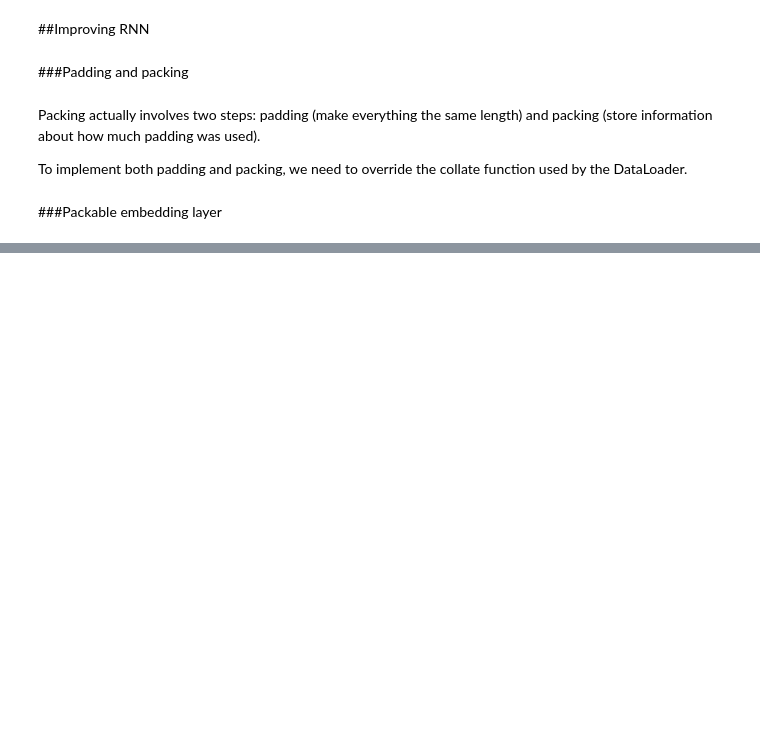
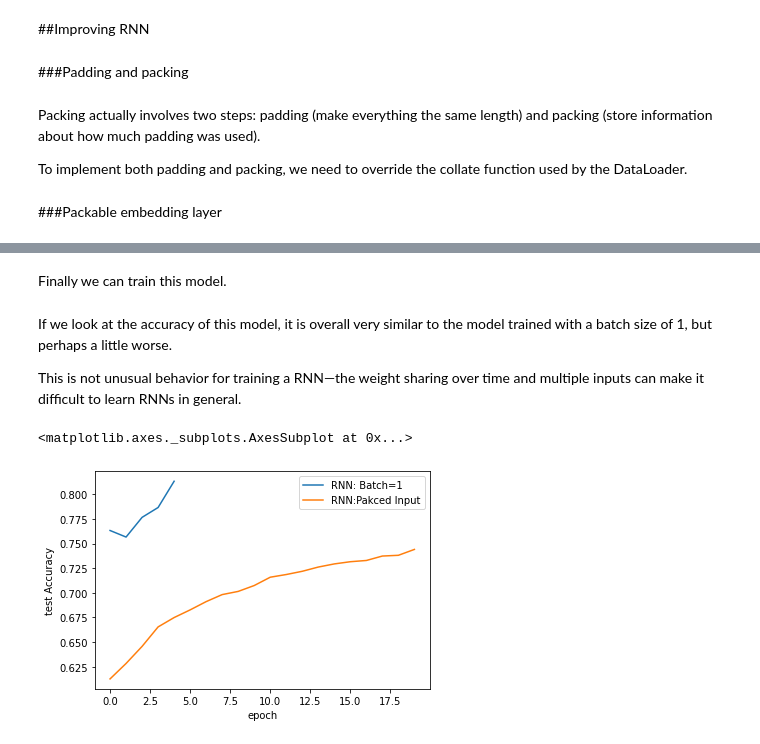
Before and after one commit to rahiakela/deep-learning-research-and-practice, a Jupyter notebook: inside-deep-learing/04-recurrent-neural-networks/03_improving_sequence_classification.ipynb, the cells around one changed output, grey strips where cells are left out. Cells and saved outputs as stored; diff of their text form; code cells hidden in the pictures; blank space fills up the shorter version.

```diff
--- a/inside-deep-learing/04-recurrent-neural-networks/03_improving_sequence_classification.ipynb
+++ b/inside-deep-learing/04-recurrent-neural-networks/03_improving_sequence_classification.ipynb
@@ -354,0 +391,15 @@ def pad_and_pack(batch):
+# %%
+B = 16
+
+train_loader = DataLoader(train_data, batch_size=B, shuffle=True, collate_fn=pad_and_pack)
+test_loader = DataLoader(train_data, batch_size=B, shuffle=False, collate_fn=pad_and_pack)
+# %%
+rnn_packed = nn.Sequential(
+  EmbeddingPackable(nn.Embedding(vocab_size, D)),           # (B, T) -> (B, T, D)
+  nn.RNN(D, hidden_nodes, batch_first=True),                # (B, T, D) -> ((B,T,D) , (S, B, D))
+  # We need to take the RNN output and reduce it to one item, (B, D)
+  LastTimeStep(),
+  nn.Linear(hidden_nodes, classes)            # (B, D) -> (B, classes)
+)
+
+rnn_packed.to(device)
@@ -354,0 +415,23 @@ def pad_and_pack(batch):
+# %% [markdown]
+Finally we can train this model.
+# %%
+packed_train = train_simple_network(rnn_packed,
+                                       loss_func,
+                                       train_loader,
+                                       test_loader=test_loader,
+                                       score_funcs={"Accuracy": accuracy_score},
+                                       device=device,
+                                       epochs=20)
+# %% [markdown]
+If we look at the accuracy of this model, it is overall very similar to the model trained
+with a batch size of 1, but perhaps a little worse.
+
+This is not unusual behavior for
+training a RNN—the weight sharing over time and multiple inputs can make it difficult
+to learn RNNs in general.
+# %%
+sns.lineplot(x='epoch', y='test Accuracy', data=batch_one_train, label='RNN: Batch=1')
+sns.lineplot(x='epoch', y='test Accuracy', data=packed_train, label='RNN:Pakced Input')
+# %% [output]
+<matplotlib.axes._subplots.AxesSubplot at 0x...>
+[figure, added]
```
Also changed, not shown: parts of 9 cells of this notebook.
